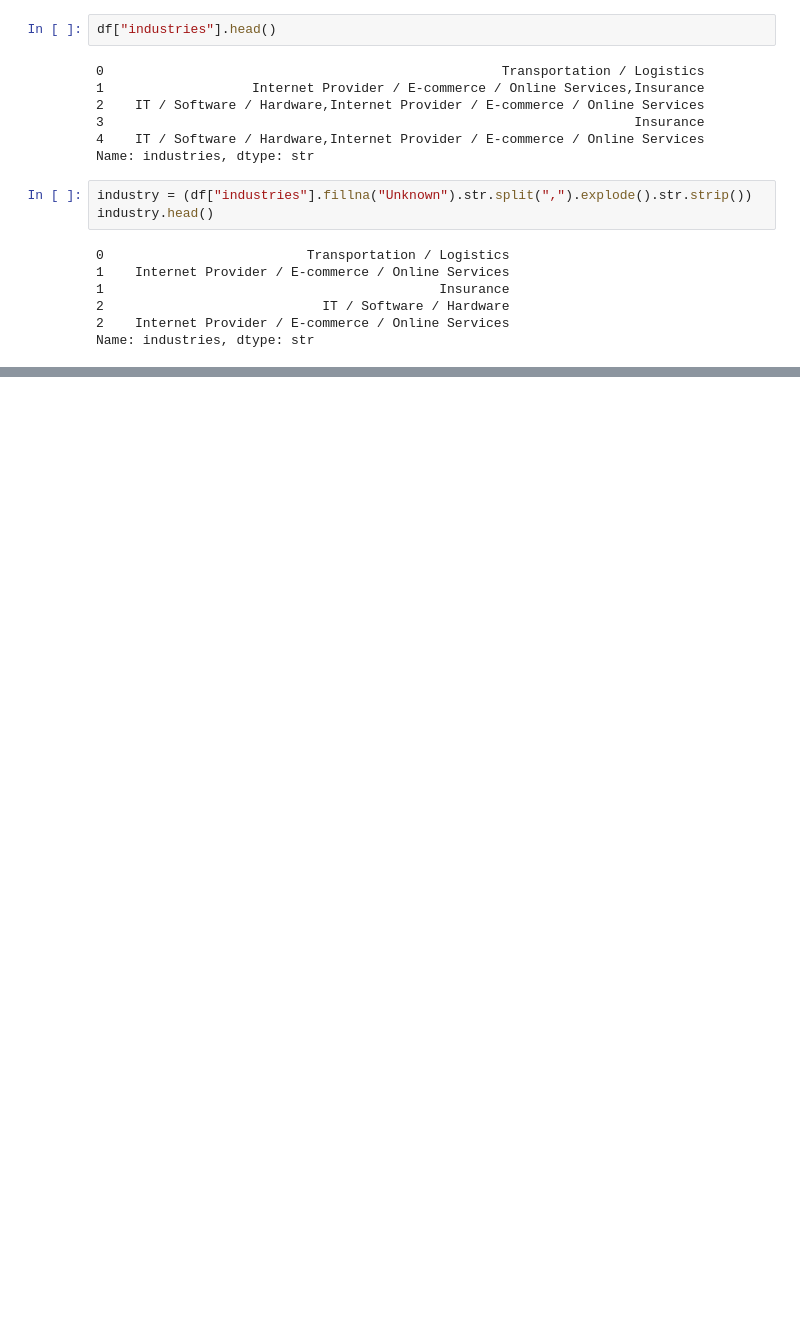
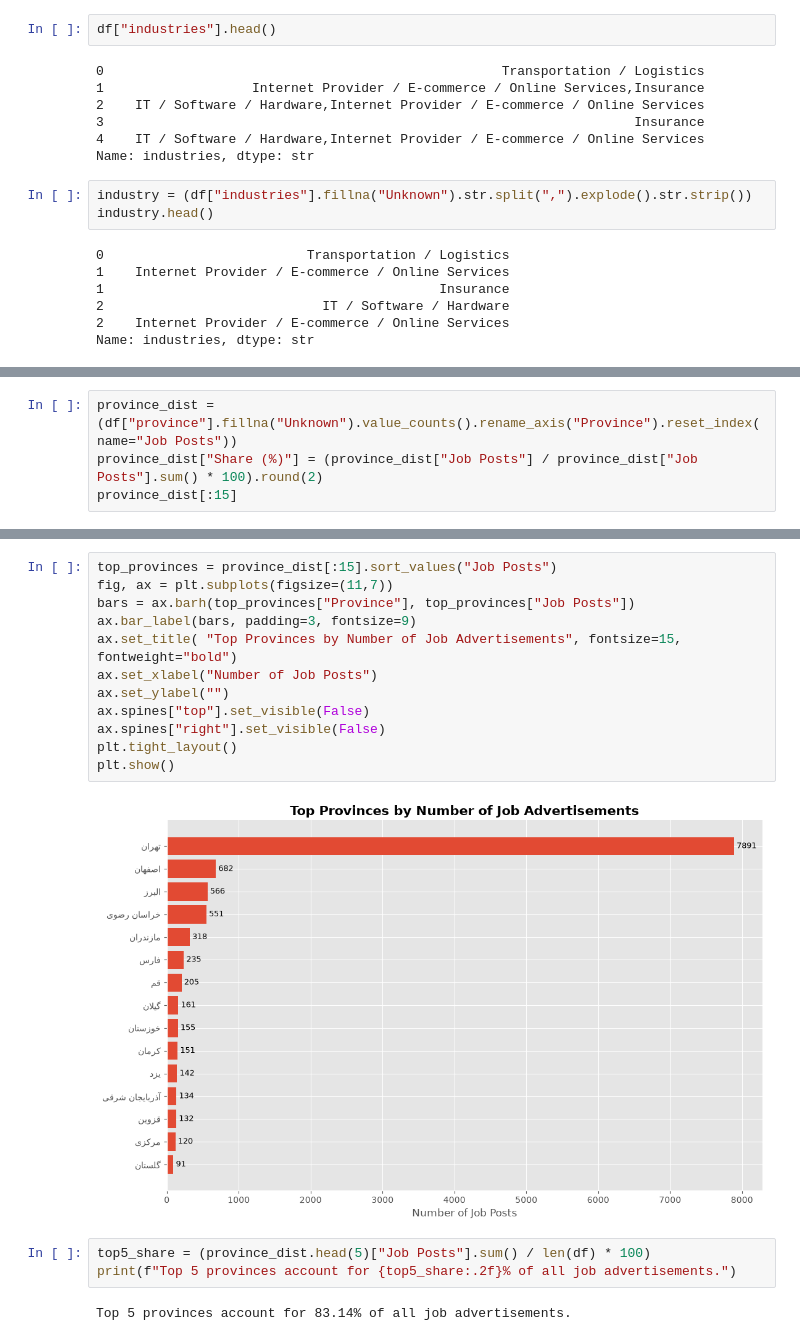
Before and after one commit to Behniash/Iran-Job-Market-Analysis, a Jupyter notebook: notebooks/02_EDA.ipynb, the cells around one changed output, grey strips where cells are left out. Cells and saved outputs as stored; diff of their text form; blank space fills up the shorter version.

```diff
--- a/notebooks/02_EDA.ipynb
+++ b/notebooks/02_EDA.ipynb
@@ -266,0 +367,4 @@ Name: count, dtype: int64
+# %%
+province_dist = (df["province"].fillna("Unknown").value_counts().rename_axis("Province").reset_index(name="Job Posts"))
+province_dist["Share (%)"] = (province_dist["Job Posts"] / province_dist["Job Posts"].sum() * 100).round(2)
+province_dist[:15]
@@ -266,0 +388,19 @@ Name: count, dtype: int64
+# %%
+top_provinces = province_dist[:15].sort_values("Job Posts")
+fig, ax = plt.subplots(figsize=(11,7))
+bars = ax.barh(top_provinces["Province"], top_provinces["Job Posts"])
+ax.bar_label(bars, padding=3, fontsize=9)
+ax.set_title( "Top Provinces by Number of Job Advertisements", fontsize=15, fontweight="bold")
+ax.set_xlabel("Number of Job Posts")
+ax.set_ylabel("")
+ax.spines["top"].set_visible(False)
+ax.spines["right"].set_visible(False)
+plt.tight_layout()
+plt.show()
+# %% [output]
+[figure, added]
+# %%
+top5_share = (province_dist.head(5)["Job Posts"].sum() / len(df) * 100)
+print(f"Top 5 provinces account for {top5_share:.2f}% of all job advertisements.")
+# %% [output]
+Top 5 provinces account for 83.14% of all job advertisements.
```
Also changed, not shown: parts of 115 cells of this notebook.
